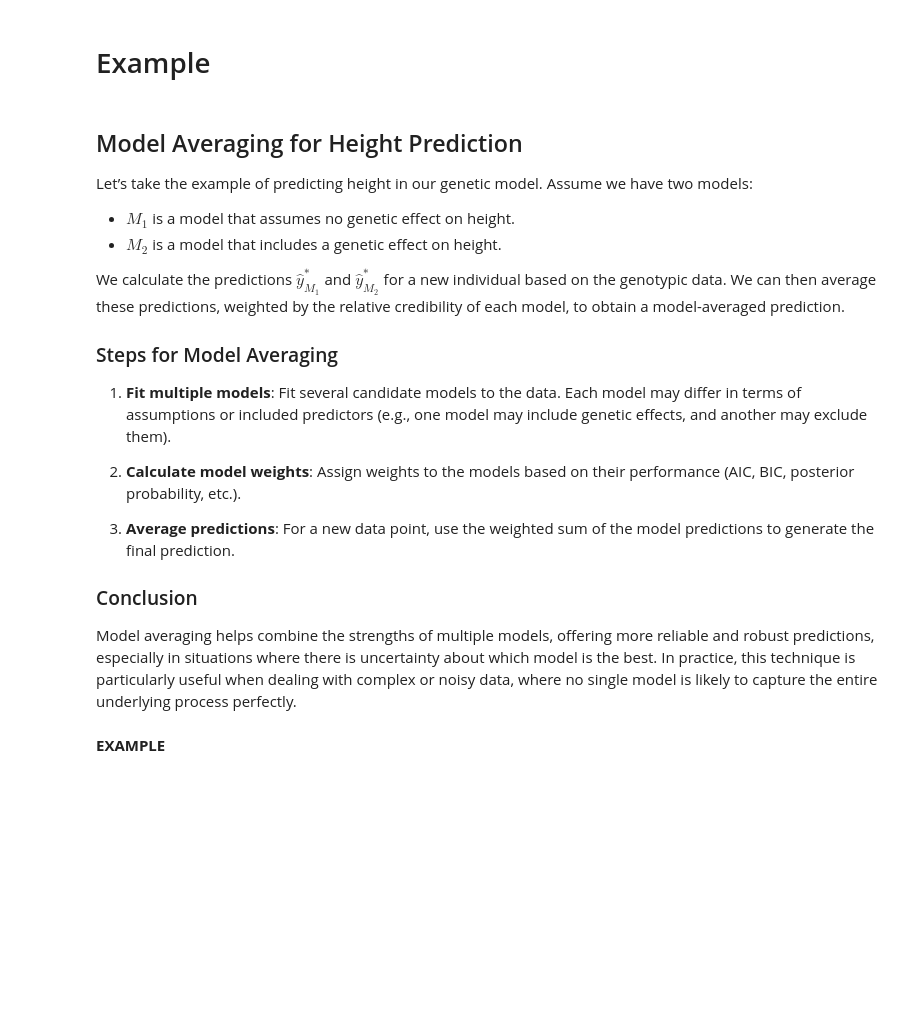
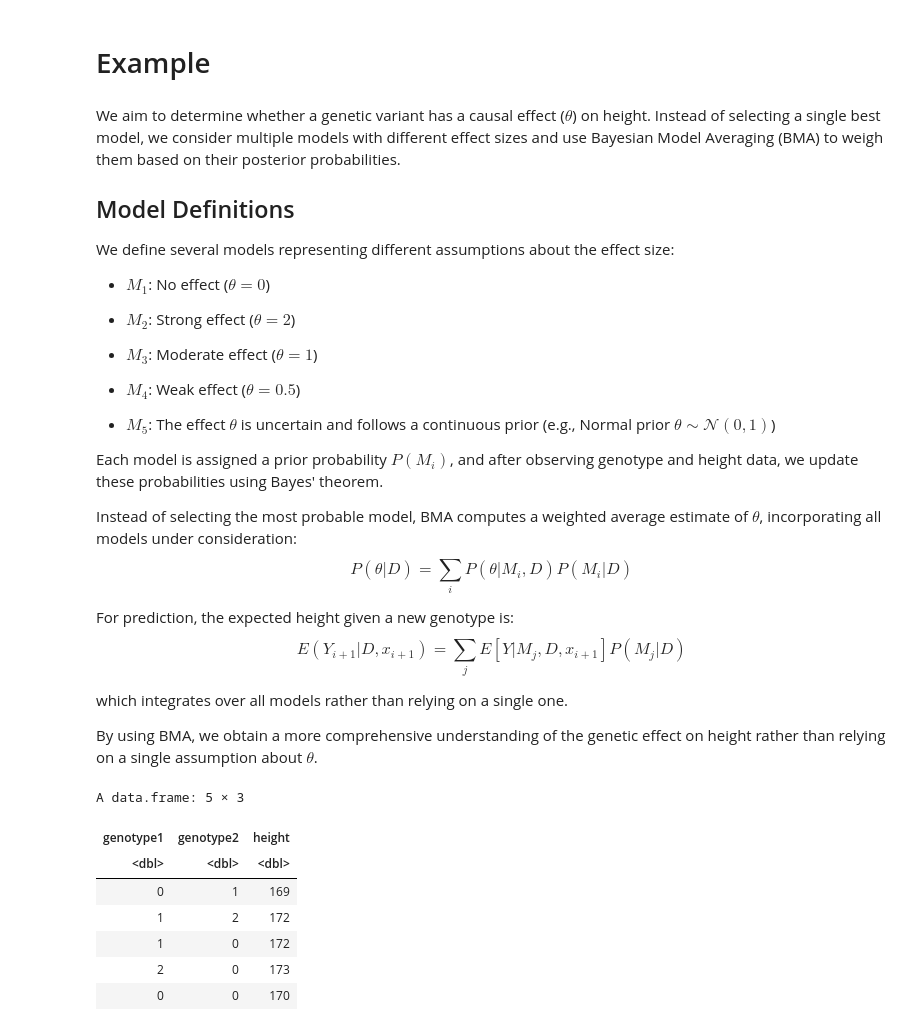
Before and after one commit to StatFunGen/statgen-prerequisites, a Jupyter notebook: 10_3_bayesian_model_averaging.ipynb, the cells around one changed output. Drawn from its saved outputs; the diff is of its cells as text; code cells hidden in the pictures; blank space fills up the shorter version.

Commit message:
update BMA example

```diff
--- a/10_3_bayesian_model_averaging.ipynb
+++ b/10_3_bayesian_model_averaging.ipynb
@@ -59,25 +68,60 @@ The weights $w_k$ can be assigned based on various criteria:
 # %% [markdown]
 # Example
 # %% [markdown]
-## Model Averaging for Height Prediction
+We aim to determine whether a genetic variant has a causal effect ($\theta$) on height. Instead of selecting a single best model, we consider multiple models with different effect sizes and use Bayesian Model Averaging (BMA) to weigh them based on their posterior probabilities.
 
-Let’s take the example of predicting height in our genetic model. Assume we have two models:
+## Model Definitions
 
-- $M_1$ is a model that assumes no genetic effect on height.
-- $M_2$ is a model that includes a genetic effect on height.
+We define several models representing different assumptions about the effect size:
 
-We calculate the predictions $\hat{y}^*_{M_1}$ and $\hat{y}^*_{M_2}$ for a new individual based on the genotypic data. We can then average these predictions, weighted by the relative credibility of each model, to obtain a model-averaged prediction.
+- $M_1$: No effect ($\theta = 0$)
 
-### Steps for Model Averaging
+- $M_2$: Strong effect ($\theta = 2$)
 
-1. **Fit multiple models**: Fit several candidate models to the data. Each model may differ in terms of assumptions or included predictors (e.g., one model may include genetic effects, and another may exclude them).
+- $M_3$: Moderate effect ($\theta = 1$)
 
-2. **Calculate model weights**: Assign weights to the models based on their performance (AIC, BIC, posterior probability, etc.).
+- $M_4$: Weak effect ($\theta = 0.5$)
 
-3. **Average predictions**: For a new data point, use the weighted sum of the model predictions to generate the final prediction.
+- $M_5$: The effect $\theta$ is uncertain and follows a continuous prior (e.g., Normal prior $\theta \sim \mathcal{N}(0,1)$)
 
-### Conclusion
+Each model is assigned a prior probability $P(M_i)$, and after observing genotype and height data, we update these probabilities using Bayes' theorem.
 
-Model averaging helps combine the strengths of multiple models, offering more reliable and robust predictions, especially in situations where there is uncertainty about which model is the best. In practice, this technique is particularly useful when dealing with complex or noisy data, where no single model is likely to capture the entire underlying process perfectly.
+
+Instead of selecting the most probable model, BMA computes a weighted average estimate of $\theta$, incorporating all models under consideration:
+$$
+P(\theta | D) = \sum_i P(\theta | M_i, D) P(M_i | D)
+$$
+
+For prediction, the expected height given a new genotype is:
+$$
+E(Y_{i+1}|D, x_{i+1}) = \sum_j E[Y|M_j, D, x_{i+1}]P(M_j|D)
+$$
+
+which integrates over all models rather than relying on a single one.
+
+By using BMA, we obtain a more comprehensive understanding of the genetic effect on height rather than relying on a single assumption about $\theta$.
-# %% [markdown]
-**EXAMPLE**
+# %%
+rm(list=ls())
+library(BMA)
+library(MASS)
+set.seed(3)
+baseline <- 170
+sd_y <- 1  # Standard deviation of the trait (e.g., variability in height measurement within the population)
+genotype1 <- c(0,1,1,2,0)
+genotype2 <- c(1,2,0,0,0)
+n = length(genotype1)
+genotype <- matrix(c(genotype1, genotype2), ncol=2) # two variants
+colnames(genotype)<- paste0("X", 1:2)
+true_beta <- c(2,0)
+height_values <- rnorm(n, mean = baseline + genotype %*% true_beta, sd = sd_y)
+data <- data.frame(genotype1 = genotype1, genotype2 = genotype2, height = height_values)
+data
+# %% [output]
+A data.frame: 5 × 3
+| genotype1 | genotype2 | height |
+| <dbl> | <dbl> | <dbl> |
+| 0 | 1 | 169 |
+| 1 | 2 | 172 |
+| 1 | 0 | 172 |
+| 2 | 0 | 173 |
+| 0 | 0 | 170 |
```
Also changed, not shown: parts of 8 cells of this notebook.
